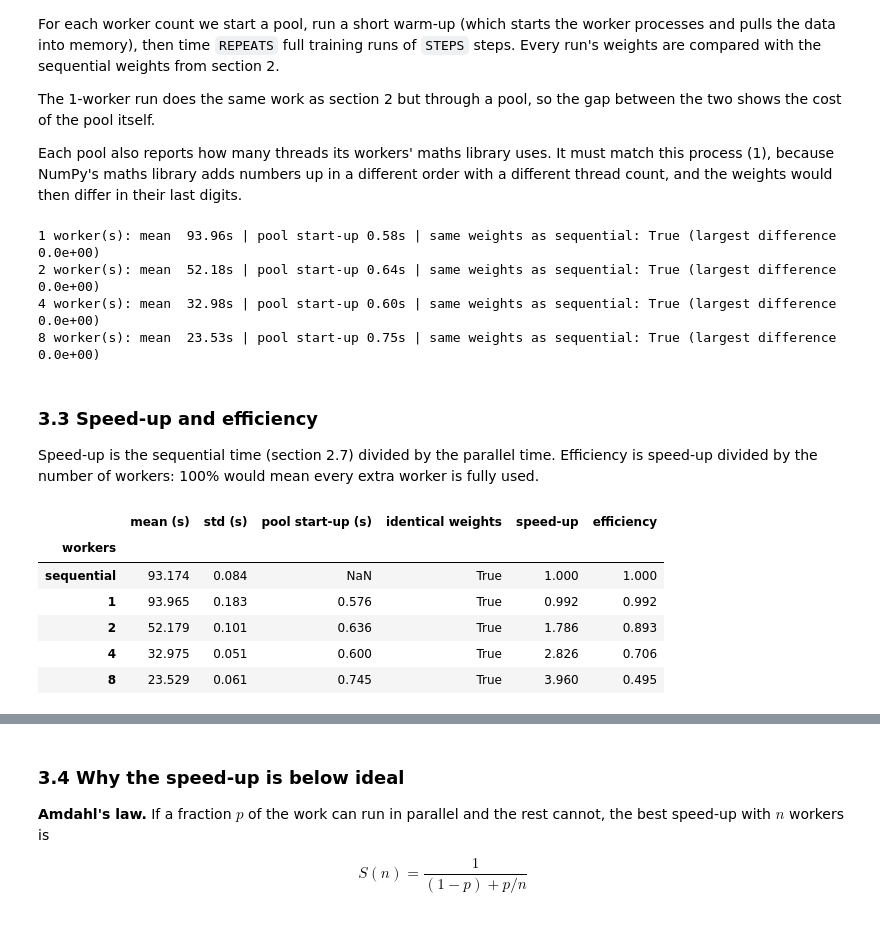
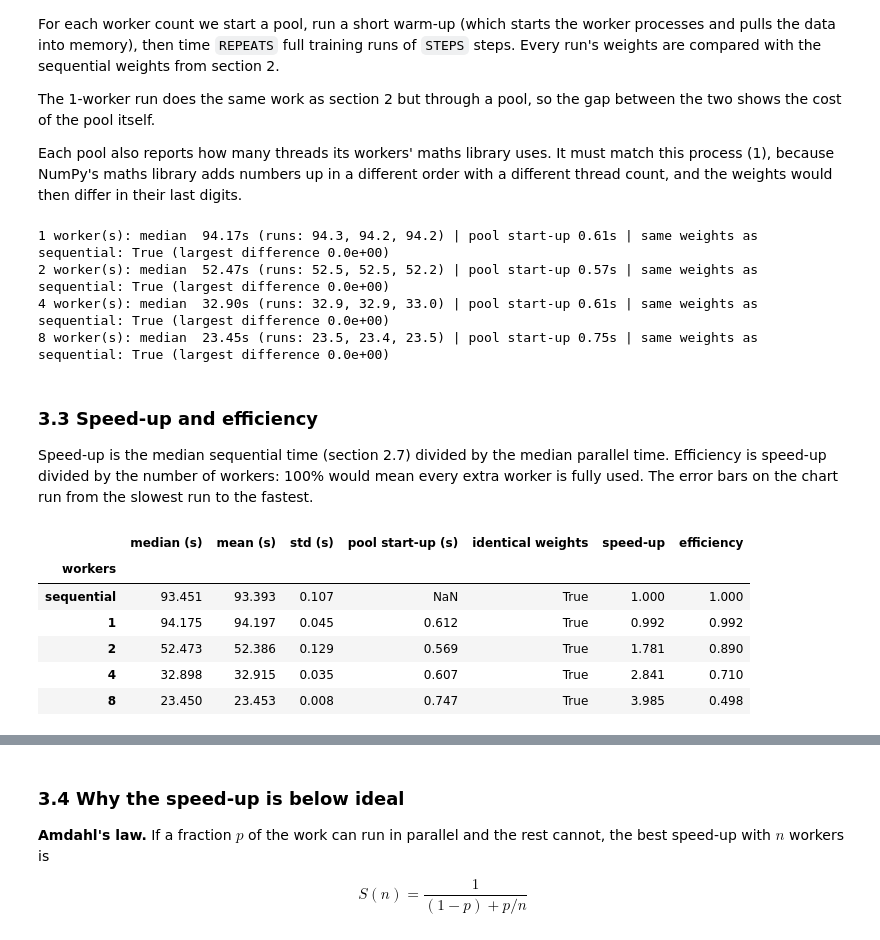
Before and after one commit to wmcclean06/G12-Poster, a Jupyter notebook: Trip_Duration.ipynb, the cells around one changed output, grey strips where cells are left out. Cells and saved outputs as stored; diff of their text form; code cells hidden in the pictures.

```diff
--- a/Trip_Duration.ipynb
+++ b/Trip_Duration.ipynb
@@ -877,39 +884,40 @@ for n_workers in WORKER_COUNTS:
     identical = all(np.array_equal(w, w_seq) and b == b_seq for w, b in weights)
     largest_diff = max(max(np.abs(w - w_seq).max(), abs(b - b_seq)) for w, b in weights)
     parallel_runs[n_workers] = {"times": times, "startup": startup, "identical": identical}
-    print(f"{n_workers} worker(s): mean {np.mean(times):6.2f}s | pool start-up {startup:.2f}s | "
+    print(f"{n_workers} worker(s): median {np.median(times):6.2f}s (runs: {', '.join(f'{t:.1f}' for t in times)}) | pool start-up {startup:.2f}s | "
           f"same weights as sequential: {identical} (largest difference {largest_diff:.1e})")
 
 assert all(r["identical"] for r in parallel_runs.values()), "a parallel run gave different weights"
 # %% [output]
-1 worker(s): mean  93.96s | pool start-up 0.58s | same weights as sequential: True (largest difference 0.0e+00)
-2 worker(s): mean  52.18s | pool start-up 0.64s | same weights as sequential: True (largest difference 0.0e+00)
-4 worker(s): mean  32.98s | pool start-up 0.60s | same weights as sequential: True (largest difference 0.0e+00)
-8 worker(s): mean  23.53s | pool start-up 0.75s | same weights as sequential: True (largest difference 0.0e+00)
+1 worker(s): median  94.17s (runs: 94.3, 94.2, 94.2) | pool start-up 0.61s | same weights as sequential: True (largest difference 0.0e+00)
+2 worker(s): median  52.47s (runs: 52.5, 52.5, 52.2) | pool start-up 0.57s | same weights as sequential: True (largest difference 0.0e+00)
+4 worker(s): median  32.90s (runs: 32.9, 32.9, 33.0) | pool start-up 0.61s | same weights as sequential: True (largest difference 0.0e+00)
+8 worker(s): median  23.45s (runs: 23.5, 23.4, 23.5) | pool start-up 0.75s | same weights as sequential: True (largest difference 0.0e+00)
 # %% [markdown]
 ### 3.3 Speed-up and efficiency
 
-Speed-up is the sequential time (section 2.7) divided by the parallel time. Efficiency is speed-up divided by the number of workers:
-100% would mean every extra worker is fully used.
+Speed-up is the median sequential time (section 2.7) divided by the median parallel time. Efficiency is speed-up divided by the number of
+workers: 100% would mean every extra worker is fully used. The error bars on the chart run from the slowest run to the fastest.
 # %%
 seq_times = SEQUENTIAL_TIMES[f"Gradient descent ({STEPS} steps, {N_SHARDS} shards)"]
-T_SEQ = np.mean(seq_times)
+T_SEQ = np.median(seq_times)
 
 speedup = pd.DataFrame(
-    [{"workers": 0, "mean (s)": T_SEQ, "std (s)": np.std(seq_times), "pool start-up (s)": np.nan, "identical weights": True}] +
-    [{"workers": n, "mean (s)": np.mean(r["times"]), "std (s)": np.std(r["times"]),
+    [{"workers": 0, "median (s)": T_SEQ, "mean (s)": np.mean(seq_times), "std (s)": np.std(seq_times),
+      "pool start-up (s)": np.nan, "identical weights": True}] +
+    [{"workers": n, "median (s)": np.median(r["times"]), "mean (s)": np.mean(r["times"]), "std (s)": np.std(r["times"]),
       "pool start-up (s)": r["startup"], "identical weights": r["identical"]} for n, r in parallel_runs.items()]
 ).set_index("workers").rename(index={0: "sequential"})
-speedup["speed-up"] = T_SEQ / speedup["mean (s)"]
+speedup["speed-up"] = T_SEQ / speedup["median (s)"]
 speedup["efficiency"] = speedup["speed-up"] / speedup.index.map(lambda n: 1 if n == "sequential" else n)
 speedup.round(3)
 # %% [output]
-|  | mean (s) | std (s) | pool start-up (s) | identical weights | speed-up | efficiency |
-| workers |  |  |  |  |  |  |
-| sequential | 93.174 | 0.084 | NaN | True | 1.000 | 1.000 |
-| 1 | 93.965 | 0.183 | 0.576 | True | 0.992 | 0.992 |
-| 2 | 52.179 | 0.101 | 0.636 | True | 1.786 | 0.893 |
-| 4 | 32.975 | 0.051 | 0.600 | True | 2.826 | 0.706 |
-| 8 | 23.529 | 0.061 | 0.745 | True | 3.960 | 0.495 |
+|  | median (s) | mean (s) | std (s) | pool start-up (s) | identical weights | speed-up | efficiency |
+| workers |  |  |  |  |  |  |  |
+| sequential | 93.451 | 93.393 | 0.107 | NaN | True | 1.000 | 1.000 |
+| 1 | 94.175 | 94.197 | 0.045 | 0.612 | True | 0.992 | 0.992 |
+| 2 | 52.473 | 52.386 | 0.129 | 0.569 | True | 1.781 | 0.890 |
+| 4 | 32.898 | 32.915 | 0.035 | 0.607 | True | 2.841 | 0.710 |
+| 8 | 23.450 | 23.453 | 0.008 | 0.747 | True | 3.985 | 0.498 |
 # %%
 counts = np.array(WORKER_COUNTS)
```
Also changed, not shown: parts of 31 cells of this notebook, 6 other files.
